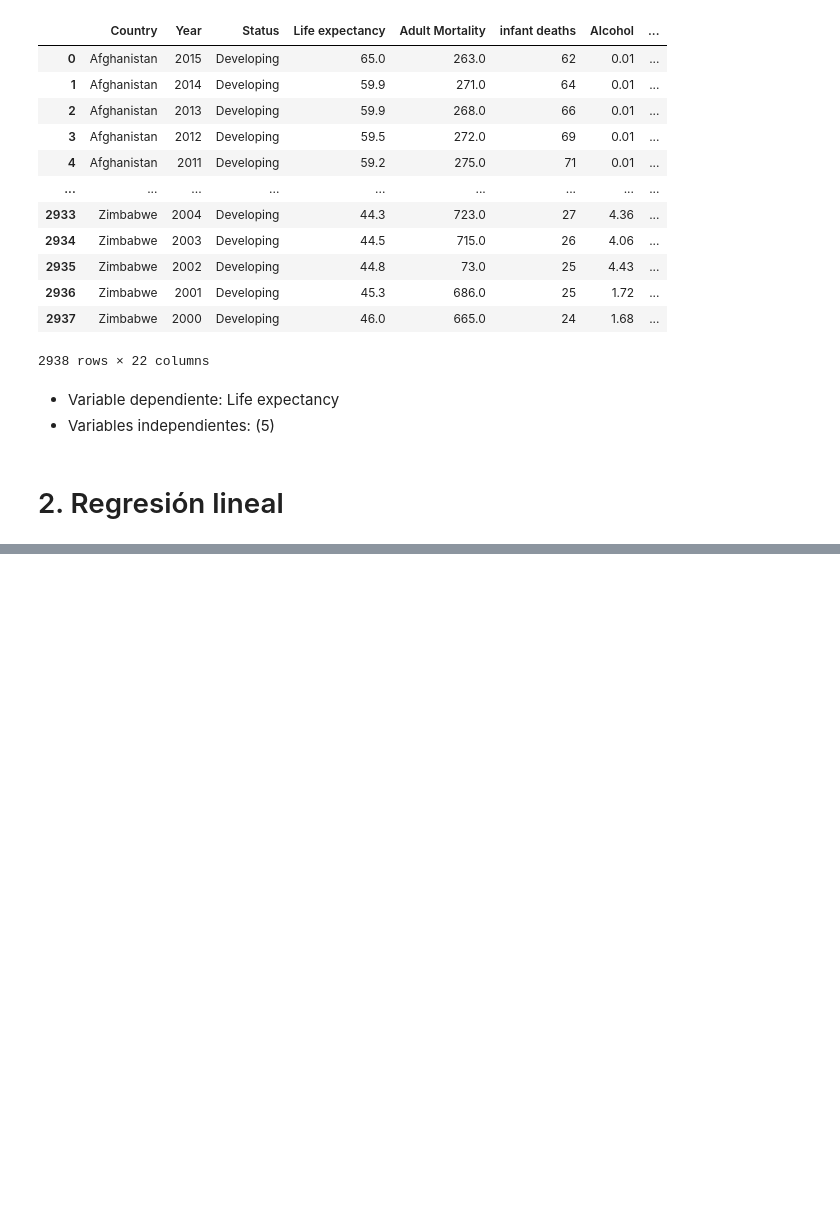
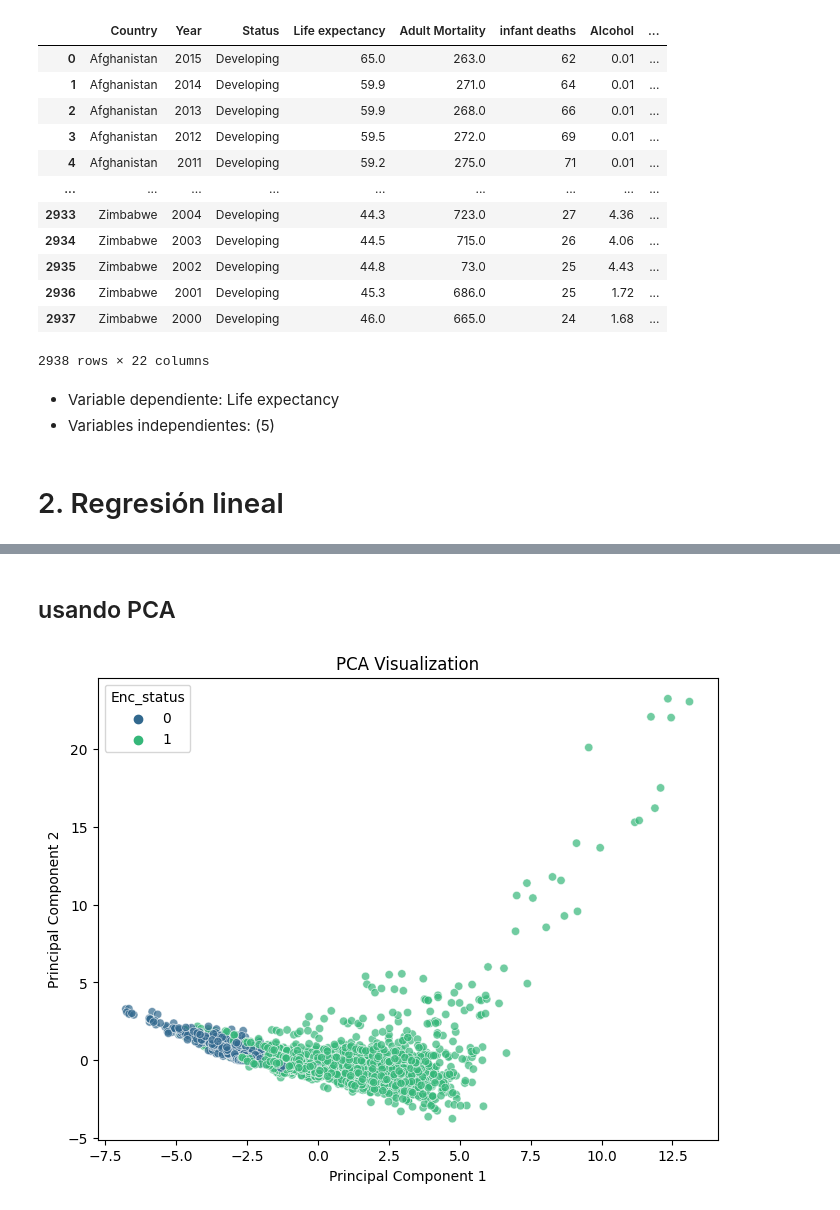
Before and after one commit to ElKroko/tarea-IA, a Jupyter notebook: Pagina 2.ipynb, the cells around one changed output, grey strips where cells are left out. Saved outputs shown, nothing was run; the diff lists cells and outputs as text; code cells hidden in the pictures; blank space fills up the shorter version.

```diff
--- a/Pagina 2.ipynb
+++ b/Pagina 2.ipynb
@@ -30,0 +62,12 @@ df_lexp
+# %%
+df_lexp.head()
+
+le = preprocessing.LabelEncoder()
+country = df_lexp['Country']
+status = df_lexp['Status']
+enc_status = le.fit_transform(status).reshape(-1,1)
+enc_country = le.fit_transform(country).reshape(-1,1)
+df_lexp["Enc_status"] = enc_status
+df_lexp["Enc_country"] = enc_country
+df_lexp = df_lexp.drop(['Country','Status'], axis=1)
+df_lexp
@@ -30,0 +161,40 @@ df_lexp
+# %% [markdown]
+## usando PCA
+# %%
+import pandas as pd
+import numpy as np
+import matplotlib.pyplot as plt
+from sklearn.decomposition import PCA
+from sklearn.preprocessing import StandardScaler
+
+# Assuming your dataset is stored in a DataFrame named 'df'
+# Separate the dependent variable 'Status' from the independent variables 'X'
+X = df_lexp.drop(columns=['Enc_status'])
+Y = df_lexp['Enc_status']
+
+# Impute missing values
+from sklearn.impute import SimpleImputer
+imputer = SimpleImputer(strategy='mean')
+X_imputed = imputer.fit_transform(X)
+
+# Standardize the data
+scaler = StandardScaler()
+X_scaled = scaler.fit_transform(X_imputed)
+
+# Apply PCA to reduce the data to 2 components
+pca = PCA(n_components=2)
+X_pca = pca.fit_transform(X_scaled)
+
+# Create a DataFrame with the PCA results and add the 'Status' column
+pca_df = pd.DataFrame(data=X_pca, columns=['PC1', 'PC2'])
+pca_df['Enc_status'] = Y
+
+# Visualize the data in a scatter plot
+plt.figure(figsize=(8, 6))
+sns.scatterplot(x='PC1', y='PC2', hue='Enc_status', data=pca_df, palette='viridis', alpha=0.7)
+plt.xlabel('Principal Component 1')
+plt.ylabel('Principal Component 2')
+plt.title('PCA Visualization')
+plt.show()
+# %% [output]
+[figure, added]
```
Also changed, not shown: parts of 12 cells of this notebook.
